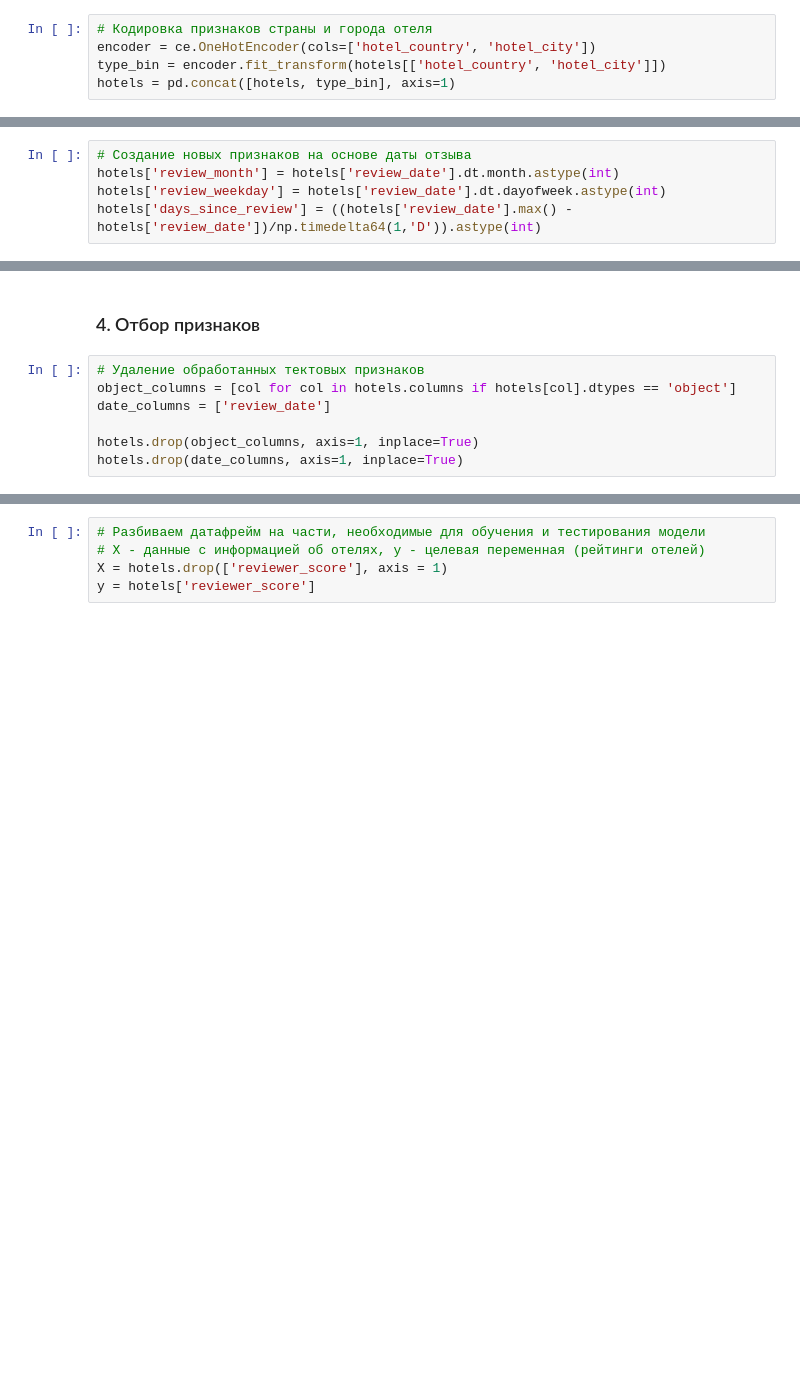
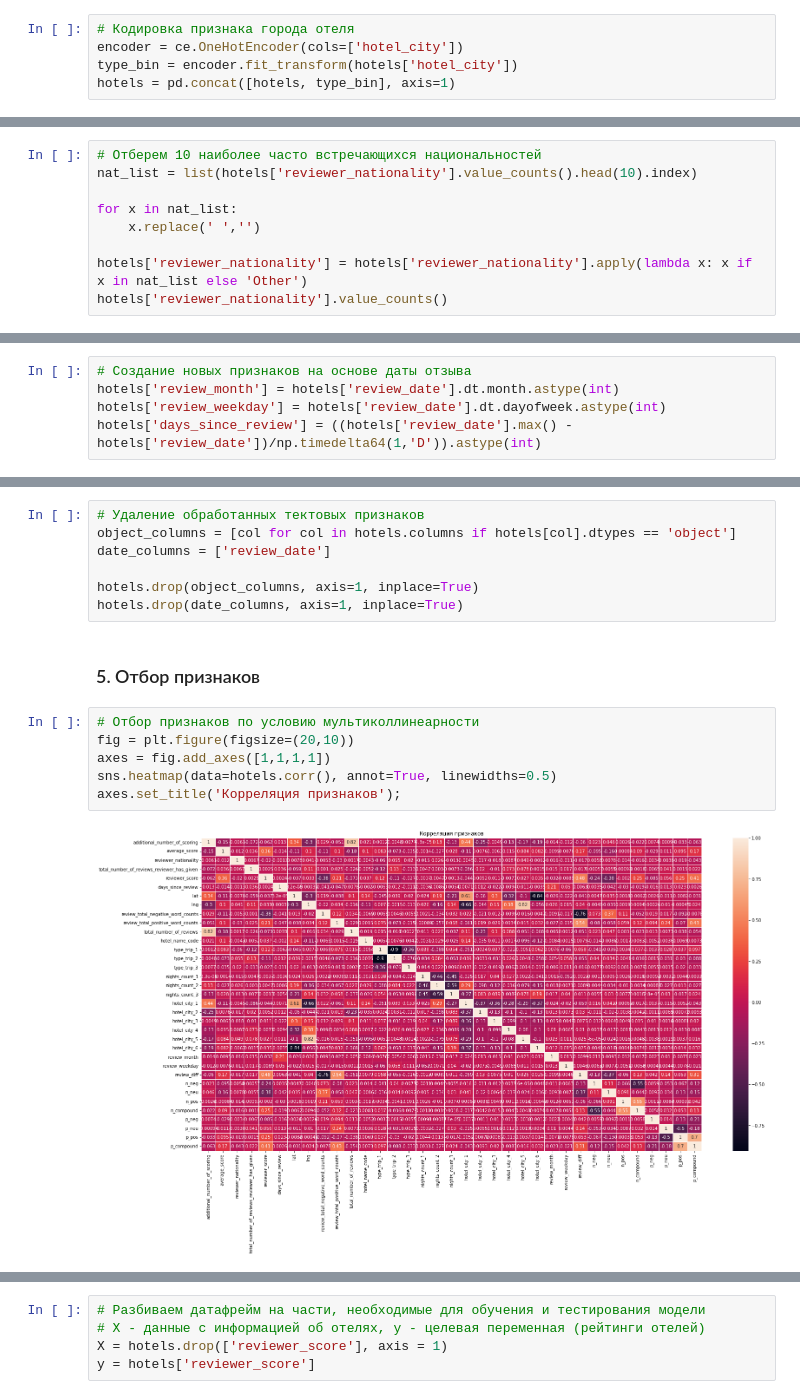
Before and after one commit to PoluboyarinovSI/SF_DataScience, a Jupyter notebook: project_3/EDA_Project_3_model.ipynb, the cells around one changed output, grey strips where cells are left out. Cells and saved outputs as stored; diff of their text form; blank space fills up the shorter version.

```diff
--- a/project_3/EDA_Project_3_model.ipynb
+++ b/project_3/EDA_Project_3_model.ipynb
@@ -277,6 +296,6 @@ hotels = pd.concat([hotels, type_bin], axis=1)
 # %%
-# Кодировка признаков страны и города отеля
-encoder = ce.OneHotEncoder(cols=['hotel_country', 'hotel_city'])
-type_bin = encoder.fit_transform(hotels[['hotel_country', 'hotel_city']])
+# Кодировка признака города отеля
+encoder = ce.OneHotEncoder(cols=['hotel_city'])
+type_bin = encoder.fit_transform(hotels['hotel_city'])
 hotels = pd.concat([hotels, type_bin], axis=1)
 # %% [markdown]
@@ -285,3 +304,12 @@ hotels = pd.concat([hotels, type_bin], axis=1)
 display(f"Количество уникальных национальностей: {hotels['reviewer_nationality'].nunique()}")
 # %% [output]
 'Количество уникальных национальностей: 225'
+# %%
+# Отберем 10 наиболее часто встречающихся национальностей
+nat_list = list(hotels['reviewer_nationality'].value_counts().head(10).index)
+
+for x in nat_list:
+    x.replace(' ','')
+
+hotels['reviewer_nationality'] = hotels['reviewer_nationality'].apply(lambda x: x if x in nat_list else 'Other')
+hotels['reviewer_nationality'].value_counts()
@@ -314,7 +404,5 @@ hotels['rev_pos'] = hotels['positive_review'].apply(lambda x: sent_analyzer.pola
 hotels.loc[:,['n_neg', 'n_neu', 'n_pos', 'n_compound']] = list(hotels['rev_neg'].apply(lambda x: [x['neg'], x['neu'], x['pos'], x['compound']]).values)
 hotels.loc[:,['p_neg', 'p_neu', 'p_pos', 'p_compound']] = list(hotels['rev_pos'].apply(lambda x: [x['neg'], x['neu'], x['pos'], x['compound']]).values)
-# %% [markdown]
-### 4. Отбор признаков
 # %%
 # Удаление обработанных тектовых признаков
 object_columns = [col for col in hotels.columns if hotels[col].dtypes == 'object']
@@ -322,3 +410,13 @@ date_columns = ['review_date']
 
 hotels.drop(object_columns, axis=1, inplace=True)
 hotels.drop(date_columns, axis=1, inplace=True)
+# %% [markdown]
+### 5. Отбор признаков
+# %%
+# Отбор признаков по условию мультиколлинеарности
+fig = plt.figure(figsize=(20,10))
+axes = fig.add_axes([1,1,1,1])
+sns.heatmap(data=hotels.corr(), annot=True, linewidths=0.5)
+axes.set_title('Корреляция признаков');
+# %% [output]
+[figure, added]
```
Also changed, not shown: parts of 31 cells of this notebook.
